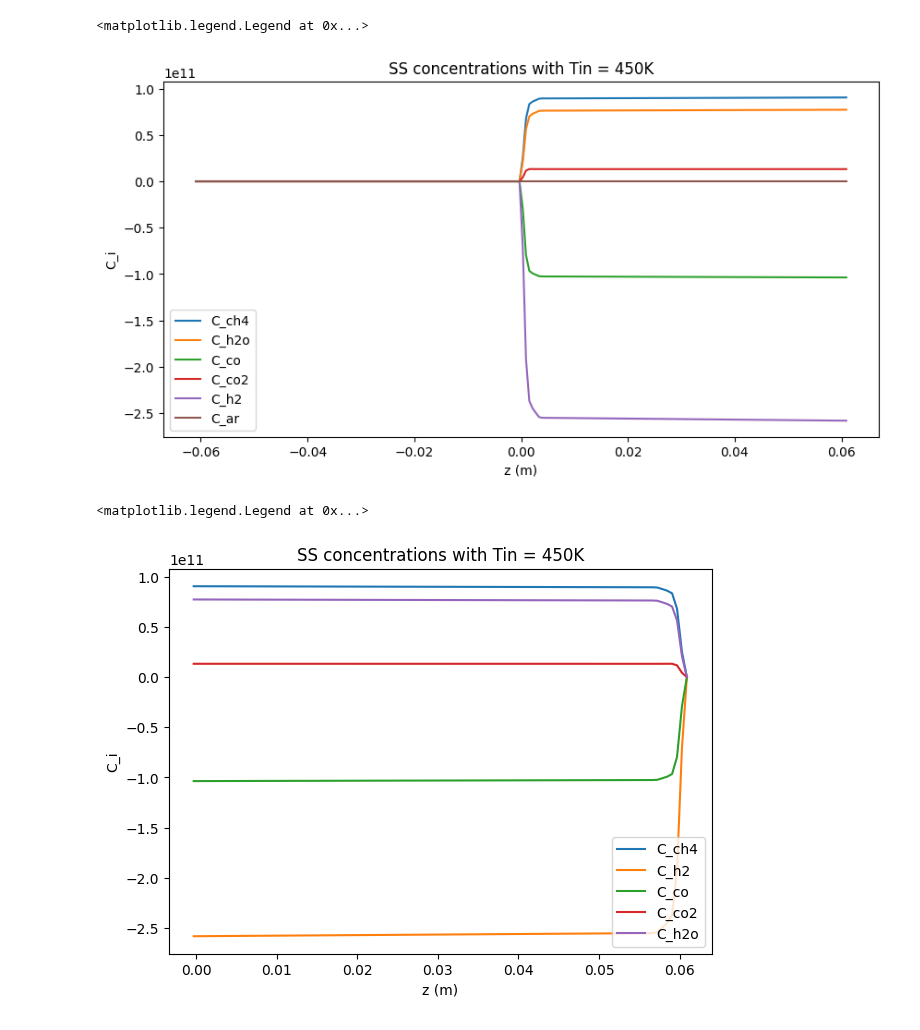
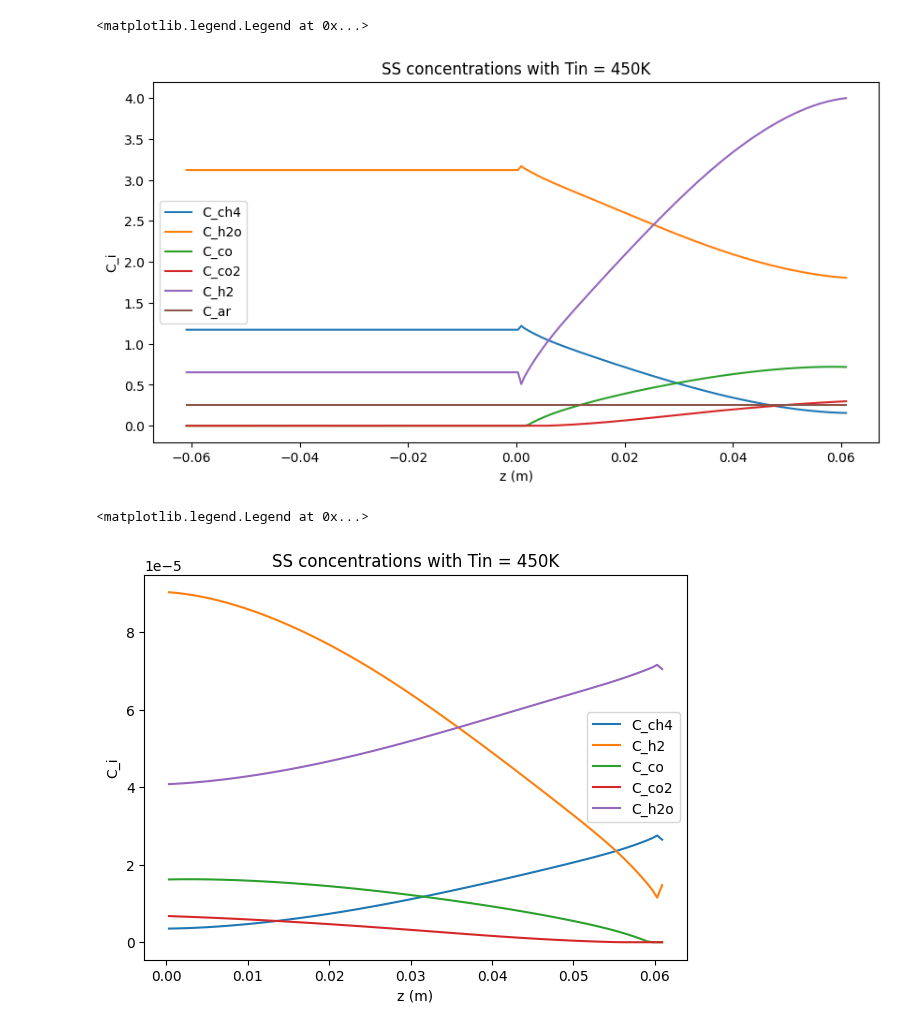
Before and after one commit to alexander-gbu/PMRModel, a Jupyter notebook: Scipy1DSS_NEWAREAPRO_MatchingMolarBottomTempCont.ipynb, the cells around one changed output. Cells and saved outputs as stored; diff of their text form; code cells hidden in the pictures.

```diff
--- a/Scipy1DSS_NEWAREAPRO_MatchingMolarBottomTempCont.ipynb
+++ b/Scipy1DSS_NEWAREAPRO_MatchingMolarBottomTempCont.ipynb
@@ -117,7 +117,8 @@ V = Aout*L #m^3
 Souter = 2*np.pi*R_outer*L #m^2 RADIAL AREA (HEAT FLUX AND REACTION)
 Sinner = 2*np.pi*R_inner*L #m^2 inner RADIAL AREA (HEAT FLUX)
 
-Ain = np.pi * ((0.003154)**2-(0.002)**2)  '''0.002 IS A GUESS I NEED TO CONFRIM THIS THIS !!!!!!!!!!!!!!!!!!!!!!!!!!!!!!'''
+Ain = np.pi * ((0.003154)**2-(0.002)**2)
+'''0.002 IS A GUESS I NEED TO CONFRIM THIS THIS !!!!!!!!!!!!!!!!!!!!!!!!!!!!!!'''
 
 h2Removal = 0 #change to 1 if there is removal of hydrogen
 
@@ -128,7 +129,7 @@ Rgas = 8.3144598 * 10**-5
 
 sccm0 = np.array([16.16, 43.04, 0, 0, 9, 3.49])
 mols0 = sccm0/22400 * 273 / Tin * P / 1 / 60
-boundary = np.concatenate((mols0, [Tin])) ''''#I HAVE TO ADJUST THE INITIAL GUESS'''
+boundary = np.concatenate((mols0/Ain, [Tin]))
 print(boundary)
 
 #rate equation constants
@@ -145,9 +146,9 @@ F = 96485 #faradays constant
 
 Uouter = 0.116 #J (s K m2)^-1.     Uouter = 0.116/Souter
 Ts = 298 #K
-Uinner = 300
+Uinner = 15
 
-q_furn = 5000 #W/m2 #16000*Souter #J/s  q_furn= 2
+q_furn = 6400 #W/m2 #16000*Souter #J/s  q_furn= 2
 
 print(q_furn)
 print(Uouter*(-1040 + Ts))
@@ -178,6 +179,7 @@ init_guess[5, :] = boundary[5]
 init_guess[6, :] = np.linspace(Tin,1000,x_num)
 
 def odes(x, Fa): #dy/dt = f(x)
+    Fa[:6, :][Fa[:6, :] < 0] = 0
     y = Fa[:6]/np.sum(Fa[:6], axis = 0)
     T = Fa[6]
     Ctot = P/(Rgas * T)
@@ -192,16 +194,15 @@ def odes(x, Fa): #dy/dt = f(x)
     # print(endnx)
 
     global vfinal
-    #v = np.concatenate([1 / Ain * np.sum(F[:6,:hnx], axis = 0)/Ctot[:hnx], 1 / Aout * np.sum(F[:6,hnx:], axis = 0)/Ctot[hnx:]]) #m/sec
-    #vfinal = v
+    v = np.concatenate([np.sum(Fa[:6,:hnx], axis = 0)/Ctot[:hnx], np.sum(Fa[:6,hnx:], axis = 0)/Ctot[hnx:]]) #m3/sec
+    vfinal = v
 
     Keqsmr = (101325/100000)**2 * np.exp(-26830/T + 30.114)
     Keqwgs = np.exp(4400/T - 4.036)
-
     rsmr = 2*np.pi*R_outer/Aout*Ku*Asmr*np.exp(-Easmr*1000/Rreact/T)*(y[0]*y[1]-(P**2)*y[2]*(y[4]**3)/Keqsmr)
-    rsmr[:hnx] = 0
+    rsmr[:(hnx+1)] = 0
     rwgs = 2*np.pi*R_outer/Aout*Ku*Awgs*np.exp(-Eawgs*1000/Rreact/T)*(y[1]*y[2]-y[3]*y[4]/Keqwgs)
-    rwgs[:hnx] = 0
+    rwgs[:(hnx+1)] = 0
     #rh2r = I/(2*F*L) #have not confirmed if this is correct
 
     dHsmr, dHwgs, Cps = heats(T)
@@ -220,7 +221,7 @@ def odes(x, Fa): #dy/dt = f(x)
     Temp[hnx:endnx] = (Souter*Uouter*(-T[hnx:endnx] + Ts) + Sinner*Uinner*(-T[hnx:endnx] + T[:hnx][::-1])
                 - V*(dHsmr[hnx:endnx]*rsmr[hnx:endnx] + dHwgs[hnx:endnx]*rwgs[hnx:endnx])
                 + q_furn*Souter)/(np.sum(Fa[:6,hnx:endnx], axis = 0)*Cpg[hnx:endnx]*V)
-    Temp[:hnx] = Sinner*Uinner*(T[hnx:endnx][::-1] - T[:hnx])/(np.sum(Fa[:6,:hnx], axis = 0)*Cpg[:hnx]*V)   #change it to just being U later
+    Temp[:hnx] = Sinner*Uinner*(T[hnx:endnx][::-1] - T[:hnx])/(np.sum(Fa[:6,:hnx], axis = 0)*Cpg[:hnx]*Ain*L)   #change it to just being U later
 
     return np.vstack([ch4, h2o, co, co2, h2, ar, Temp])
 
@@ -251,21 +252,21 @@ plt.title(f'SS concentrations with Tin = {Tin}K')
 plt.legend()
 # %% [output]
 <matplotlib.legend.Legend at 0x...>
-[figure, old version]
+[figure, new version]
 # %%
 plt.figure(figsize=(7, 5))
-plt.plot(soln.x[99:], soln.y[0,99:][::-1], label='C_ch4')
-plt.plot(soln.x[99:], soln.y[4,99:][::-1], label='C_h2')
-plt.plot(soln.x[99:], soln.y[2,99:][::-1], label='C_co')
-plt.plot(soln.x[99:], soln.y[3,99:][::-1], label='C_co2')
-plt.plot(soln.x[99:], soln.y[1,99:][::-1], label='C_h2o')
+plt.plot(soln.x[100:], soln.y[0,100:][::-1]*Aout, label='C_ch4')
+plt.plot(soln.x[100:], soln.y[4,100:][::-1]*Aout, label='C_h2')
+plt.plot(soln.x[100:], soln.y[2,100:][::-1]*Aout, label='C_co')
+plt.plot(soln.x[100:], soln.y[3,100:][::-1]*Aout, label='C_co2')
+plt.plot(soln.x[100:], soln.y[1,100:][::-1]*Aout, label='C_h2o')
 plt.xlabel('z (m)')
 plt.ylabel('C_i')
 plt.title(f'SS concentrations with Tin = {Tin}K')
 plt.legend()
 # %% [output]
 <matplotlib.legend.Legend at 0x...>
-[figure, old version]
+[figure, new version]
 # %%
 plt.figure(figsize=(7, 5))
 plt.plot(soln.x[100:], soln.y[6,100:][::-1])
```
Also changed, not shown: parts of 9 cells of this notebook.
